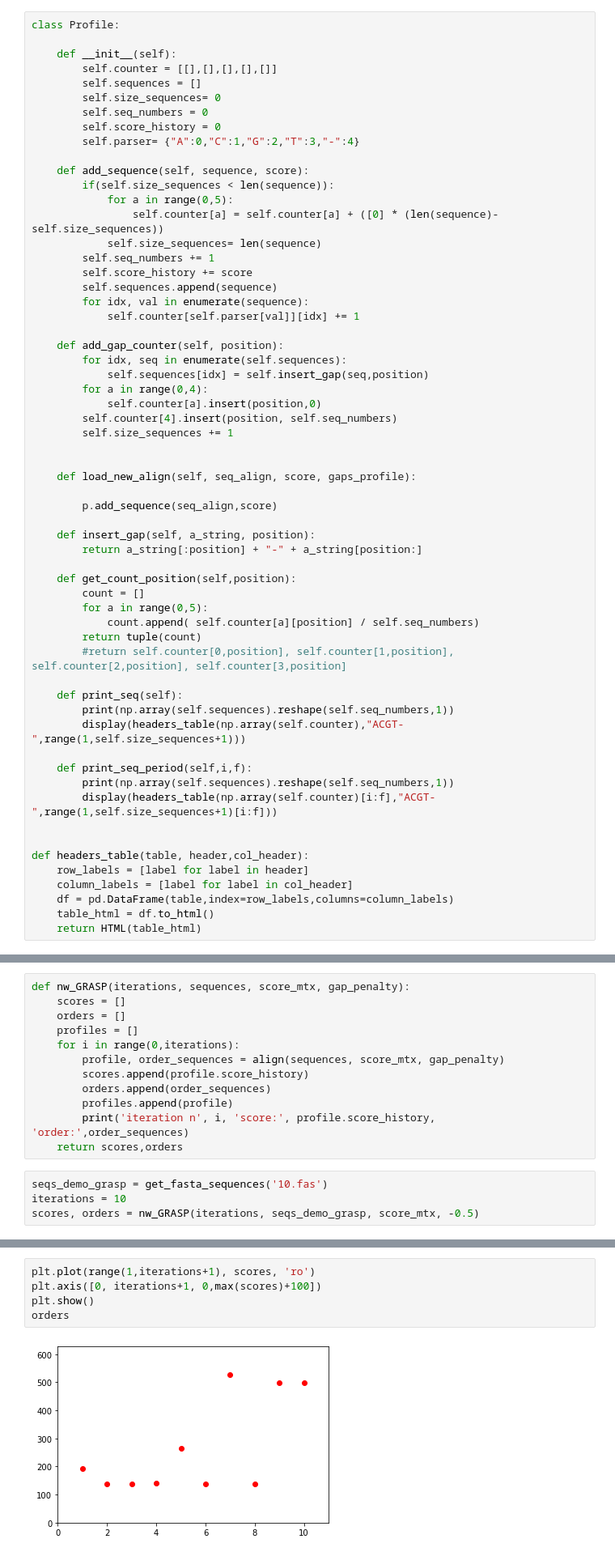
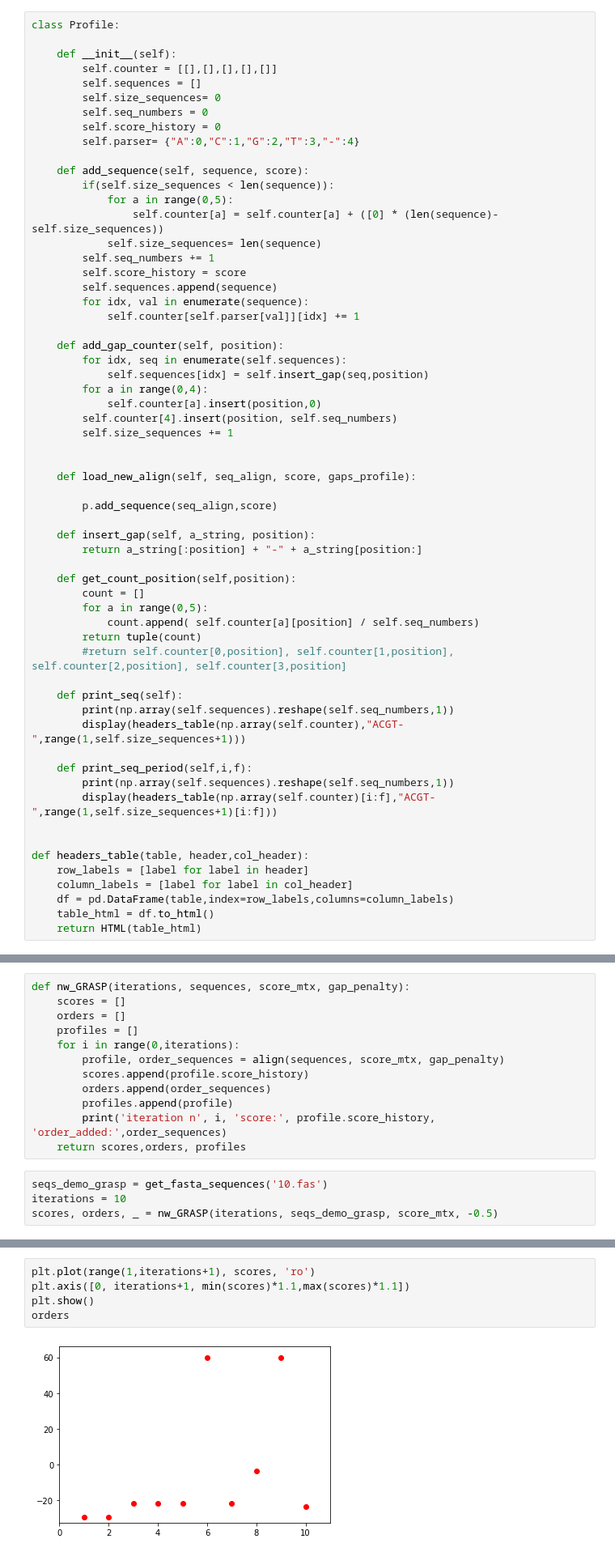
Before and after one commit to SabaPablo/algoritmos-heur-stica_GRASP_MSA, a Jupyter notebook: Multiple Sequence Alignment.ipynb, the cells around one changed output, grey strips where cells are left out. Shown at 81% size. Cells and saved outputs as stored; diff of their text form.

```diff
--- a/Multiple Sequence Alignment.ipynb
+++ b/Multiple Sequence Alignment.ipynb
@@ -117,7 +117,7 @@ class Profile:
                 self.counter[a] = self.counter[a] + ([0] * (len(sequence)-self.size_sequences))
             self.size_sequences= len(sequence)
         self.seq_numbers += 1
-        self.score_history += score
+        self.score_history = score
         self.sequences.append(sequence)
         for idx, val in enumerate(sequence):
             self.counter[self.parser[val]][idx] += 1
@@ -594,10 +617,10 @@ def nw_GRASP(iterations, sequences, score_mtx, gap_penalty):
         scores.append(profile.score_history)
         orders.append(order_sequences)
         profiles.append(profile)
-        print('iteration n', i, 'score:', profile.score_history, 'order:',order_sequences)
-    return scores,orders
+        print('iteration n', i, 'score:', profile.score_history, 'order_added:',order_sequences)
+    return scores,orders, profiles
 # %%
 seqs_demo_grasp = get_fasta_sequences('10.fas')
 iterations = 10
-scores, orders = nw_GRASP(iterations, seqs_demo_grasp, score_mtx, -0.5)
+scores, orders, _ = nw_GRASP(iterations, seqs_demo_grasp, score_mtx, -0.5)
 # %% [output]
@@ -614,8 +637,8 @@ iteration n 9 score: 499.3333333333333 order: [2, 1, 0, 3]
 # %%
 plt.plot(range(1,iterations+1), scores, 'ro')
-plt.axis([0, iterations+1, 0,max(scores)+100])
+plt.axis([0, iterations+1, min(scores)*1.1,max(scores)*1.1])
 plt.show()
 orders
 # %% [output]
-[figure, old version]
+[figure, new version]
 [[3, 2, 0, 1],
```
Also changed, not shown: parts of 24 cells of this notebook.
